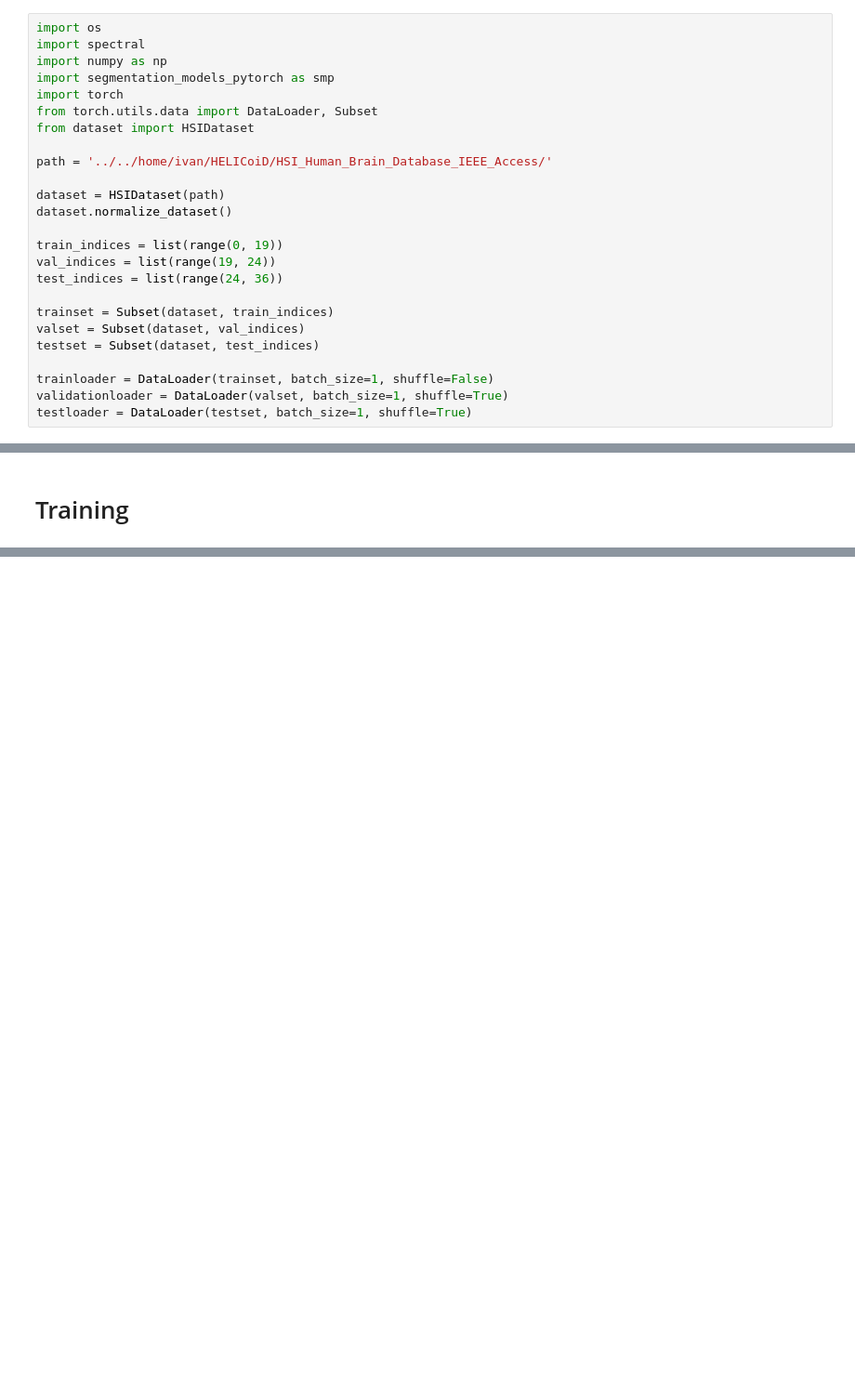
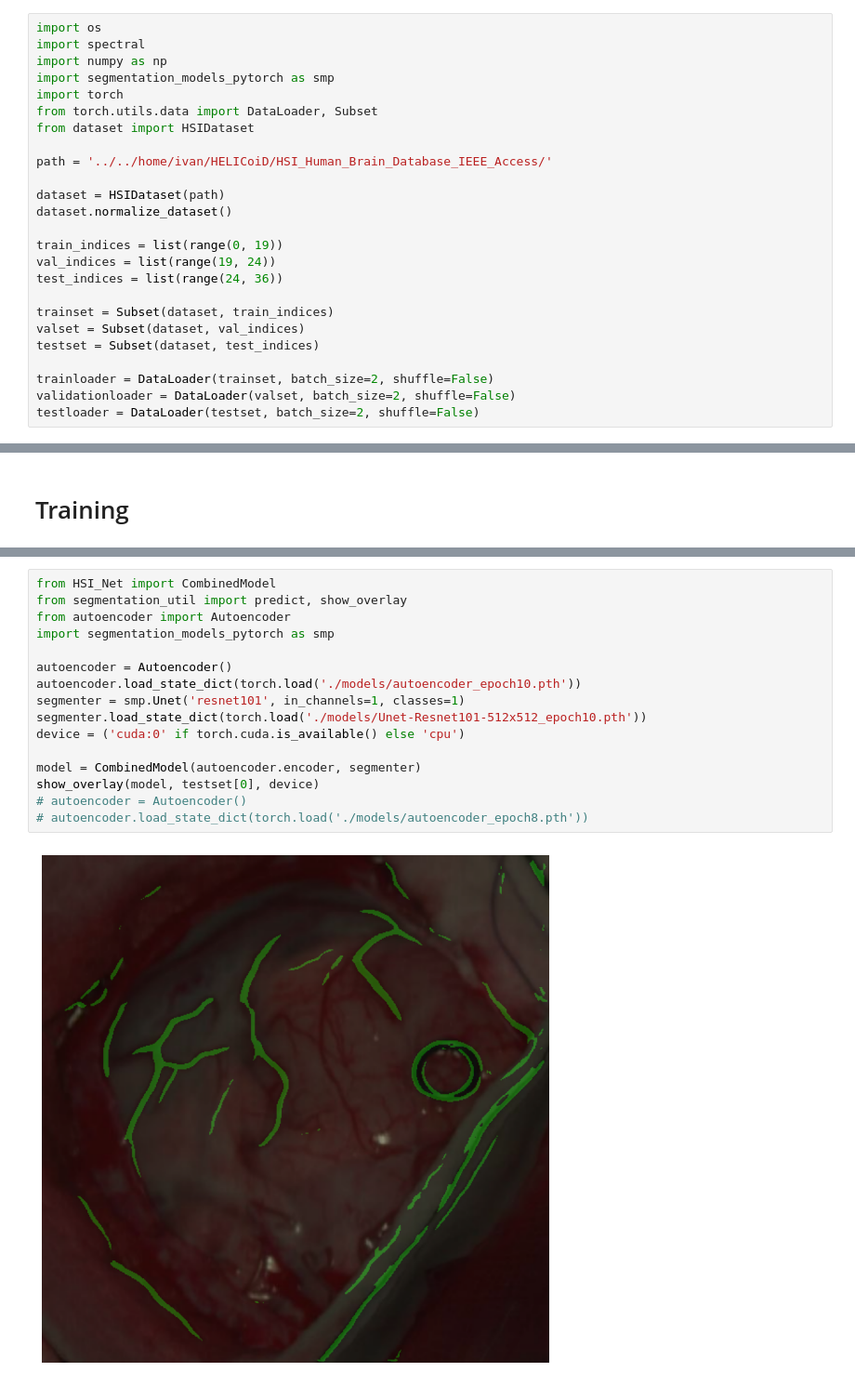
Before and after one commit to TimMachTUM/hsi-brain-segmentation, a Jupyter notebook: brain-segmentation.ipynb, the cells around one changed output, grey strips where cells are left out. Shown at 93% size. Cells and saved outputs as stored; diff of their text form; blank space fills up the shorter version.

Commit message:
add autoencoder approach

```diff
--- a/brain-segmentation.ipynb
+++ b/brain-segmentation.ipynb
@@ -22,8 +22,8 @@ trainset = Subset(dataset, train_indices)
 valset = Subset(dataset, val_indices)
 testset = Subset(dataset, test_indices)
 
-trainloader = DataLoader(trainset, batch_size=1, shuffle=False)
-validationloader = DataLoader(valset, batch_size=1, shuffle=True)
-testloader = DataLoader(testset, batch_size=1, shuffle=True)
+trainloader = DataLoader(trainset, batch_size=2, shuffle=False)
+validationloader = DataLoader(valset, batch_size=2, shuffle=False)
+testloader = DataLoader(testset, batch_size=2, shuffle=False)
 # %% [markdown]
 # Visualize Data
@@ -107,0 +219,18 @@ show_overlay(model, trainset[0], device)
+# %%
+from HSI_Net import CombinedModel
+from segmentation_util import predict, show_overlay
+from autoencoder import Autoencoder
+import segmentation_models_pytorch as smp
+
+autoencoder = Autoencoder()
+autoencoder.load_state_dict(torch.load('./models/autoencoder_epoch10.pth'))
+segmenter = smp.Unet('resnet101', in_channels=1, classes=1)
+segmenter.load_state_dict(torch.load('./models/Unet-Resnet101-512x512_epoch10.pth'))
+device = ('cuda:0' if torch.cuda.is_available() else 'cpu')
+
+model = CombinedModel(autoencoder.encoder, segmenter)
+show_overlay(model, testset[0], device)
+# autoencoder = Autoencoder()
+# autoencoder.load_state_dict(torch.load('./models/autoencoder_epoch8.pth'))
+# %% [output]
+[figure, added]
```
Also changed, not shown: parts of 7 cells of this notebook, 1 other file.
